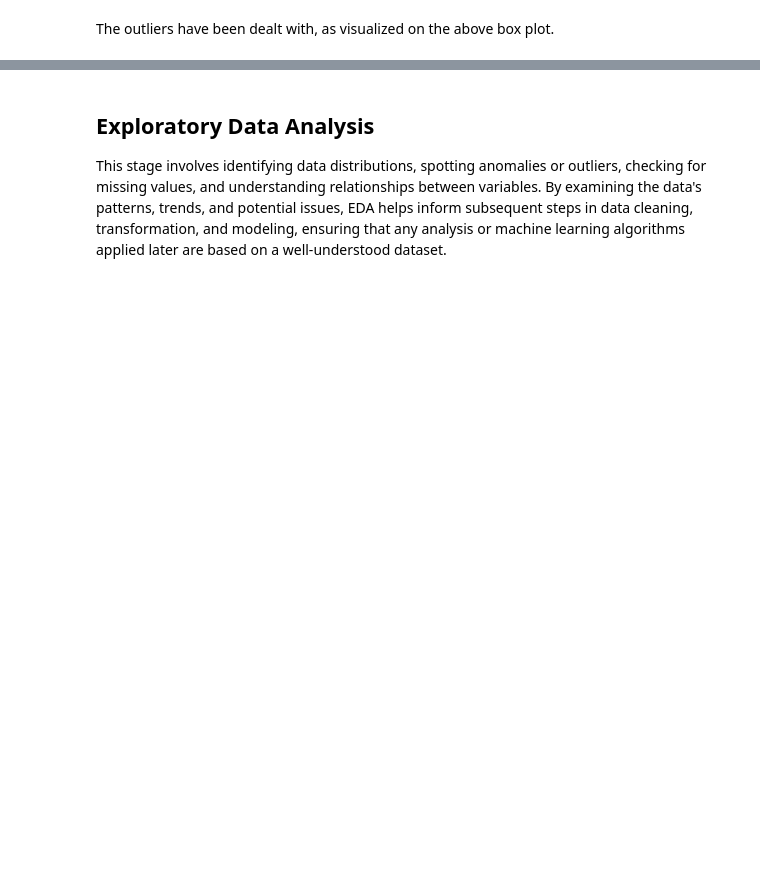
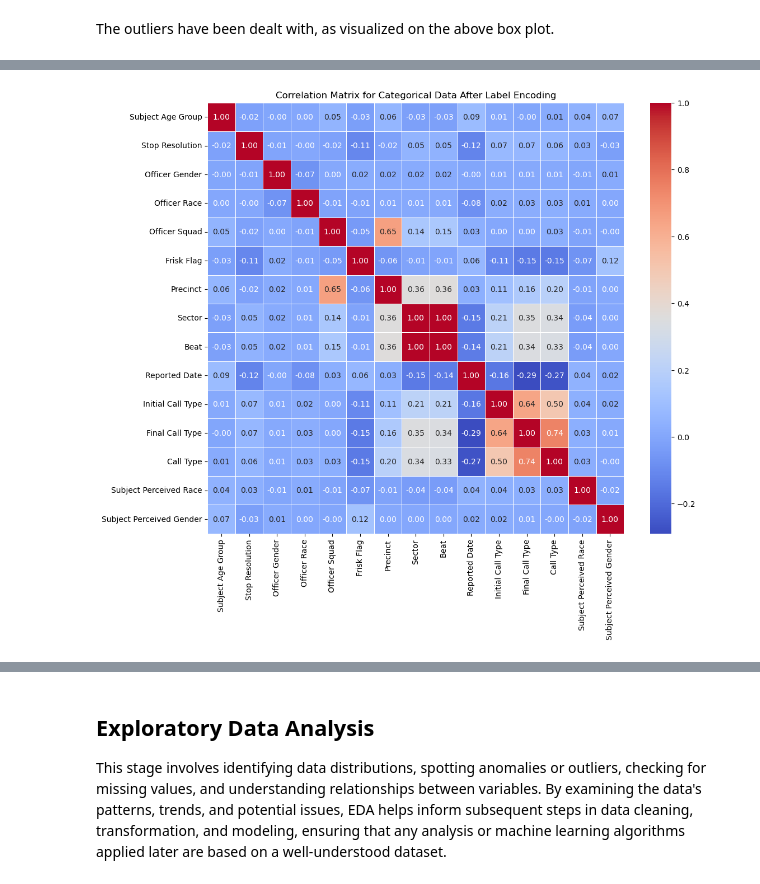
Before and after one commit to ShemDennis/Phase3Project, a Jupyter notebook: index.ipynb, the cells around one changed output, grey strips where cells are left out. Saved outputs shown, nothing was run; the diff lists cells and outputs as text; code cells hidden in the pictures; blank space fills up the shorter version.

```diff
--- a/index.ipynb
+++ b/index.ipynb
@@ -394,0 +434,31 @@ The outliers have been dealt with, as visualized on the above box plot.
+# %%
+# List of categorical columns
+categorical_columns = [
+    'Subject Age Group', 'Stop Resolution', 'Officer Gender', 'Officer Race',
+    'Officer Squad', 'Frisk Flag', 'Precinct', 'Sector', 'Beat',
+    'Reported Date', 'Initial Call Type',
+    'Final Call Type', 'Call Type', 'Subject Perceived Race',
+    'Subject Perceived Gender'
+]
+
+# Example: Assuming 'data' is your DataFrame
+# Replace this with your actual dataset
+df = data[categorical_columns]
+
+# Initialize LabelEncoder
+encoder = LabelEncoder()
+
+# Apply label encoding to each categorical column
+for col in df.columns:
+    df[col] = encoder.fit_transform(df[col])
+
+# Compute the correlation matrix
+corr_matrix = df.corr()
+
+# Plot the heatmap
+plt.figure(figsize=(12, 10))
+sns.heatmap(corr_matrix, annot=True, cmap='coolwarm', fmt='.2f', linewidths=0.5)
+plt.title('Correlation Matrix for Categorical Data After Label Encoding')
+plt.show()
+# %% [output]
+[figure, added]
```
Also changed, not shown: parts of 36 cells of this notebook, 1 other file.
